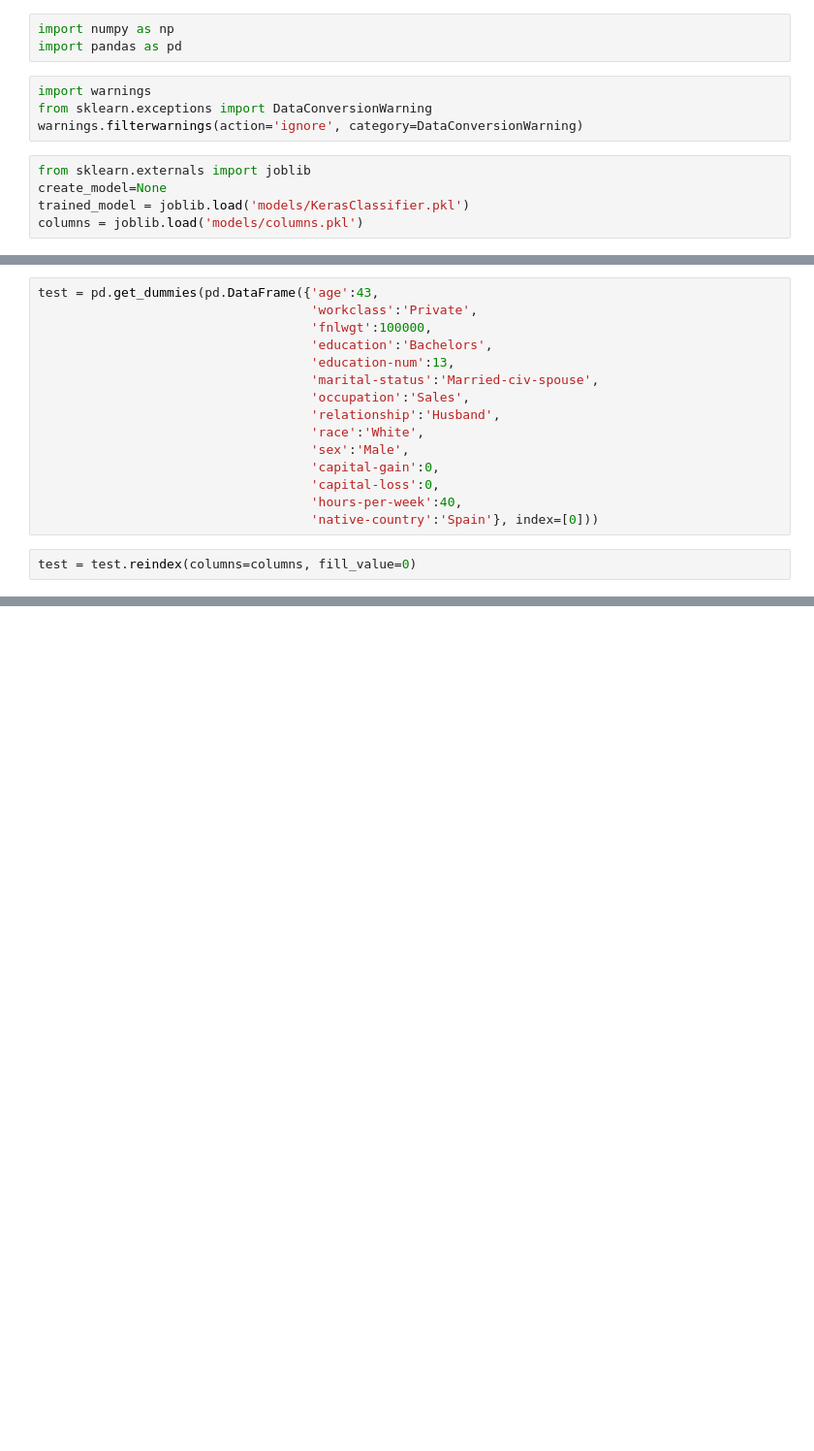
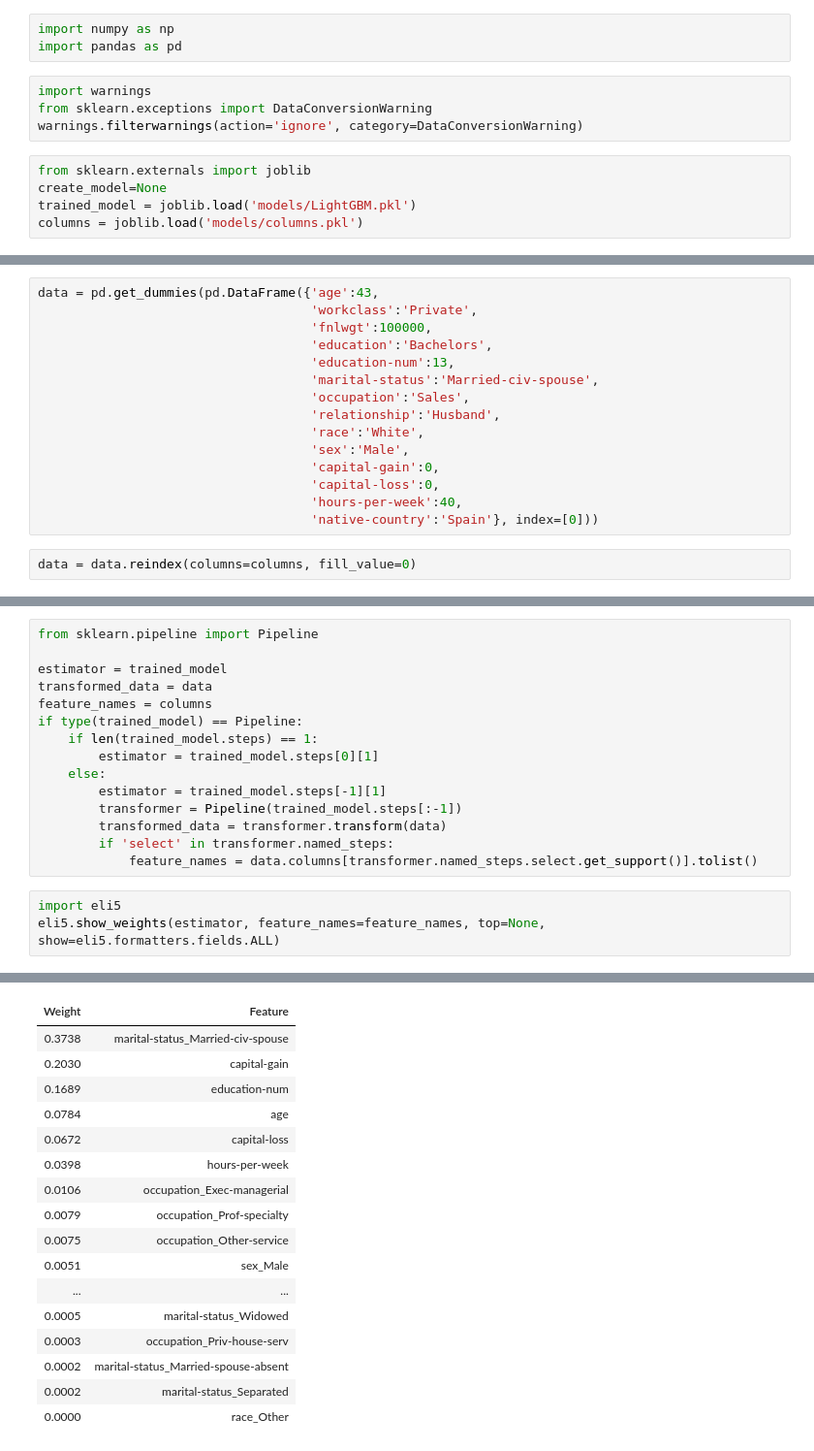
Before and after one commit to jgbustos/ml-demos, a Jupyter notebook: Census Income Prediction.ipynb, the cells around one changed output, grey strips where cells are left out. Shown at 97% size. Saved outputs shown, nothing was run; the diff lists cells and outputs as text; blank space fills up the shorter version.

```diff
--- a/Census Income Prediction.ipynb
+++ b/Census Income Prediction.ipynb
@@ -8,5 +13,5 @@ warnings.filterwarnings(action='ignore', category=DataConversionWarning)
 # %%
 from sklearn.externals import joblib
 create_model=None
-trained_model = joblib.load('models/KerasClassifier.pkl')
+trained_model = joblib.load('models/LightGBM.pkl')
 columns = joblib.load('models/columns.pkl')
@@ -13,5 +20,5 @@ columns = joblib.load('models/columns.pkl')
 # %%
-test = pd.get_dummies(pd.DataFrame({'age':43,
+data = pd.get_dummies(pd.DataFrame({'age':43,
                                     'workclass':'Private',
                                     'fnlwgt':100000,
                                     'education':'Bachelors',
@@ -26,5 +33,5 @@ test = pd.get_dummies(pd.DataFrame({'age':43,
                                     'hours-per-week':40,
                                     'native-country':'Spain'}, index=[0]))
 # %%
-test = test.reindex(columns=columns, fill_value=0)
+data = data.reindex(columns=columns, fill_value=0)
 # %%
@@ -31,0 +45,19 @@ trained_model.predict(test)
+# %%
+from sklearn.pipeline import Pipeline
+
+estimator = trained_model
+transformed_data = data
+feature_names = columns
+if type(trained_model) == Pipeline:
+    if len(trained_model.steps) == 1:
+        estimator = trained_model.steps[0][1]
+    else:
+        estimator = trained_model.steps[-1][1]
+        transformer = Pipeline(trained_model.steps[:-1])
+        transformed_data = transformer.transform(data)
+        if 'select' in transformer.named_steps:
+            feature_names = data.columns[transformer.named_steps.select.get_support()].tolist()
+# %%
+import eli5
+eli5.show_weights(estimator, feature_names=feature_names, top=None, show=eli5.formatters.fields.ALL)
+# %% [output]
@@ -31,0 +66,17 @@ trained_model.predict(test)
+| Weight | Feature |
+| 0.3738 | marital-status_Married-civ-spouse |
+| 0.2030 | capital-gain |
+| 0.1689 | education-num |
+| 0.0784 | age |
+| 0.0672 | capital-loss |
+| 0.0398 | hours-per-week |
+| 0.0106 | occupation_Exec-managerial |
+| 0.0079 | occupation_Prof-specialty |
+| 0.0075 | occupation_Other-service |
+| 0.0051 | sex_Male |
+| ... | ... |
+| 0.0005 | marital-status_Widowed |
+| 0.0003 | occupation_Priv-house-serv |
+| 0.0002 | marital-status_Married-spouse-absent |
+| 0.0002 | marital-status_Separated |
+| 0.0000 | race_Other |
```
Also changed, not shown: parts of 8 cells of this notebook.
